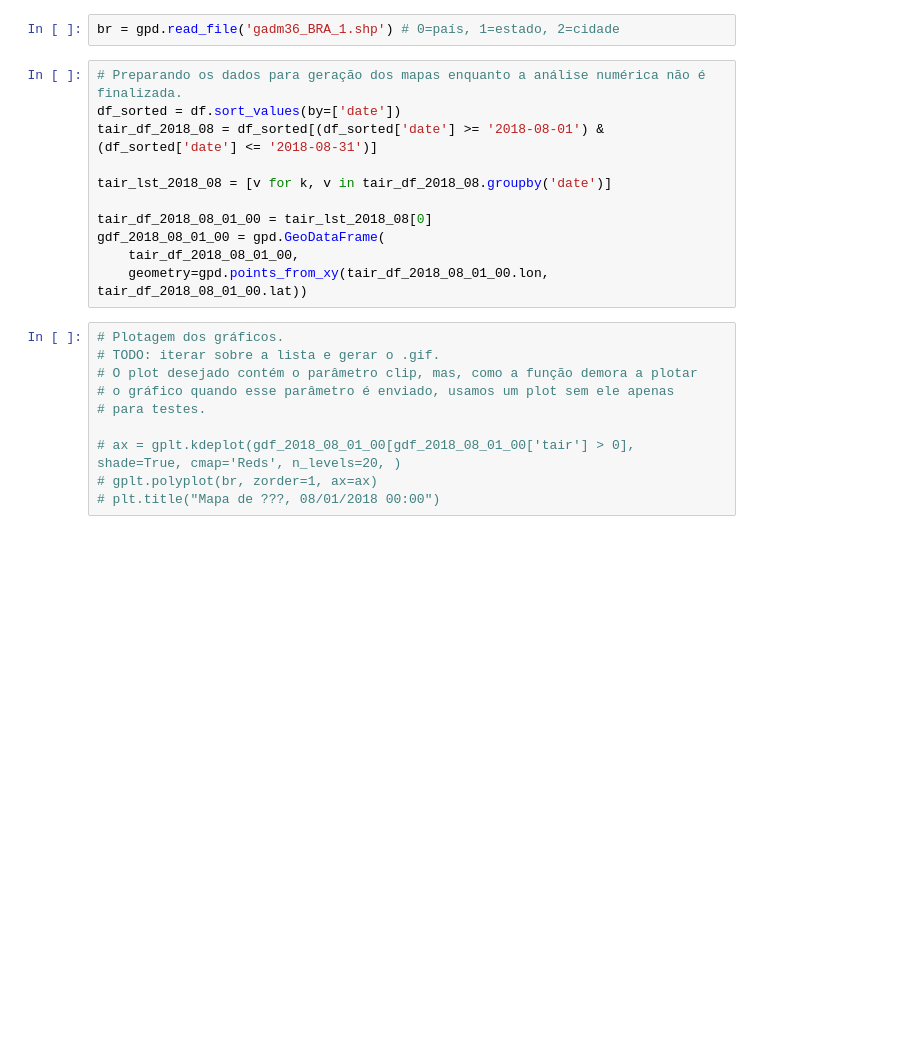
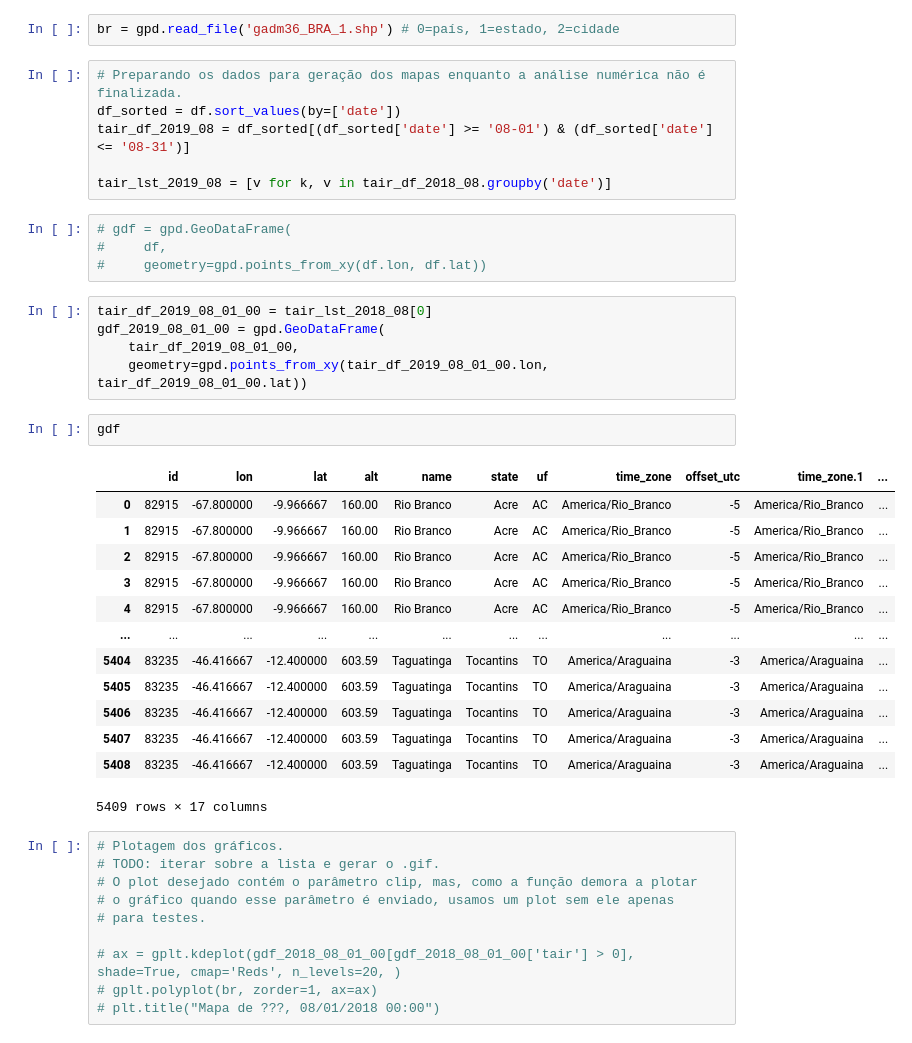
Before and after one commit to andrefellipe/ccd, a Jupyter notebook: maps.ipynb, the cells around one changed output. Saved outputs shown, nothing was run; the diff lists cells and outputs as text; blank space fills up the shorter version.

```diff
--- a/maps.ipynb
+++ b/maps.ipynb
@@ -30,14 +64,34 @@ br = gpd.read_file('gadm36_BRA_1.shp') # 0=país, 1=estado, 2=cidade
 # %%
 # Preparando os dados para geração dos mapas enquanto a análise numérica não é finalizada.
 df_sorted = df.sort_values(by=['date'])
-tair_df_2018_08 = df_sorted[(df_sorted['date'] >= '2018-08-01') & (df_sorted['date'] <= '2018-08-31')]
+tair_df_2019_08 = df_sorted[(df_sorted['date'] >= '08-01') & (df_sorted['date'] <= '08-31')]
 
-tair_lst_2018_08 = [v for k, v in tair_df_2018_08.groupby('date')]
-
-tair_df_2018_08_01_00 = tair_lst_2018_08[0]
-gdf_2018_08_01_00 = gpd.GeoDataFrame(
-    tair_df_2018_08_01_00,
-    geometry=gpd.points_from_xy(tair_df_2018_08_01_00.lon, tair_df_2018_08_01_00.lat))
+tair_lst_2019_08 = [v for k, v in tair_df_2018_08.groupby('date')]
+# %%
+# gdf = gpd.GeoDataFrame(
+#     df,
+#     geometry=gpd.points_from_xy(df.lon, df.lat))
+# %%
+tair_df_2019_08_01_00 = tair_lst_2018_08[0]
+gdf_2019_08_01_00 = gpd.GeoDataFrame(
+    tair_df_2019_08_01_00,
+    geometry=gpd.points_from_xy(tair_df_2019_08_01_00.lon, tair_df_2019_08_01_00.lat))
+# %%
+gdf
+# %% [output]
+|  | id | lon | lat | alt | name | state | uf | time_zone | offset_utc | time_zone.1 | ... |
+| 0 | 82915 | -67.800000 | -9.966667 | 160.00 | Rio Branco | Acre | AC | America/Rio_Branco | -5 | America/Rio_Branco | ... |
+| 1 | 82915 | -67.800000 | -9.966667 | 160.00 | Rio Branco | Acre | AC | America/Rio_Branco | -5 | America/Rio_Branco | ... |
+| 2 | 82915 | -67.800000 | -9.966667 | 160.00 | Rio Branco | Acre | AC | America/Rio_Branco | -5 | America/Rio_Branco | ... |
+| 3 | 82915 | -67.800000 | -9.966667 | 160.00 | Rio Branco | Acre | AC | America/Rio_Branco | -5 | America/Rio_Branco | ... |
+| 4 | 82915 | -67.800000 | -9.966667 | 160.00 | Rio Branco | Acre | AC | America/Rio_Branco | -5 | America/Rio_Branco | ... |
+| ... | ... | ... | ... | ... | ... | ... | ... | ... | ... | ... | ... |
+| 5404 | 83235 | -46.416667 | -12.400000 | 603.59 | Taguatinga | Tocantins | TO | America/Araguaina | -3 | America/Araguaina | ... |
+| 5405 | 83235 | -46.416667 | -12.400000 | 603.59 | Taguatinga | Tocantins | TO | America/Araguaina | -3 | America/Araguaina | ... |
+| 5406 | 83235 | -46.416667 | -12.400000 | 603.59 | Taguatinga | Tocantins | TO | America/Araguaina | -3 | America/Araguaina | ... |
+| 5407 | 83235 | -46.416667 | -12.400000 | 603.59 | Taguatinga | Tocantins | TO | America/Araguaina | -3 | America/Araguaina | ... |
+| 5408 | 83235 | -46.416667 | -12.400000 | 603.59 | Taguatinga | Tocantins | TO | America/Araguaina | -3 | America/Araguaina | ... |
+5409 rows × 17 columns
 # %%
 # Plotagem dos gráficos.
 # TODO: iterar sobre a lista e gerar o .gif.
```
Also changed, not shown: parts of 6 cells of this notebook.
